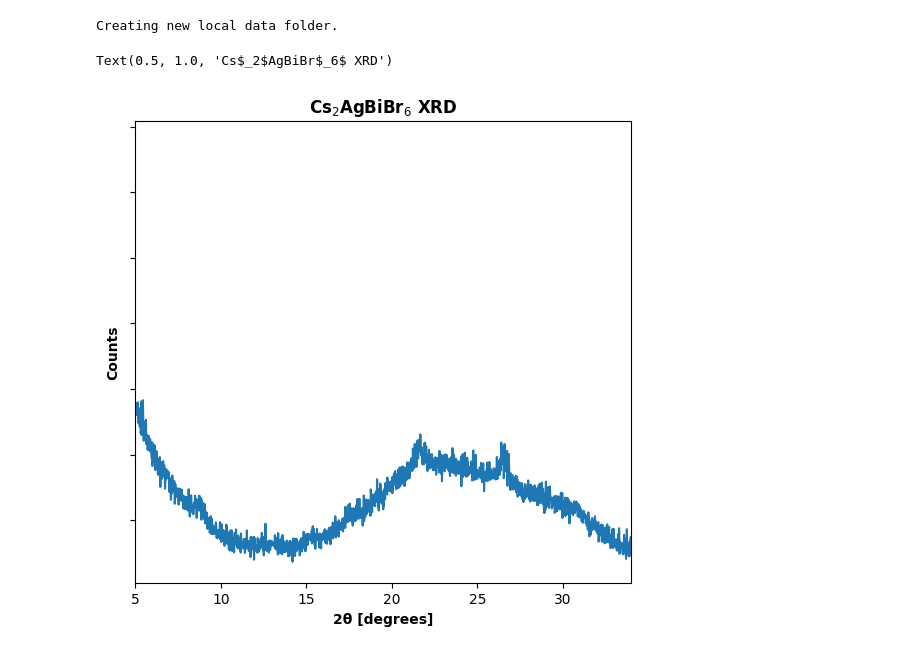
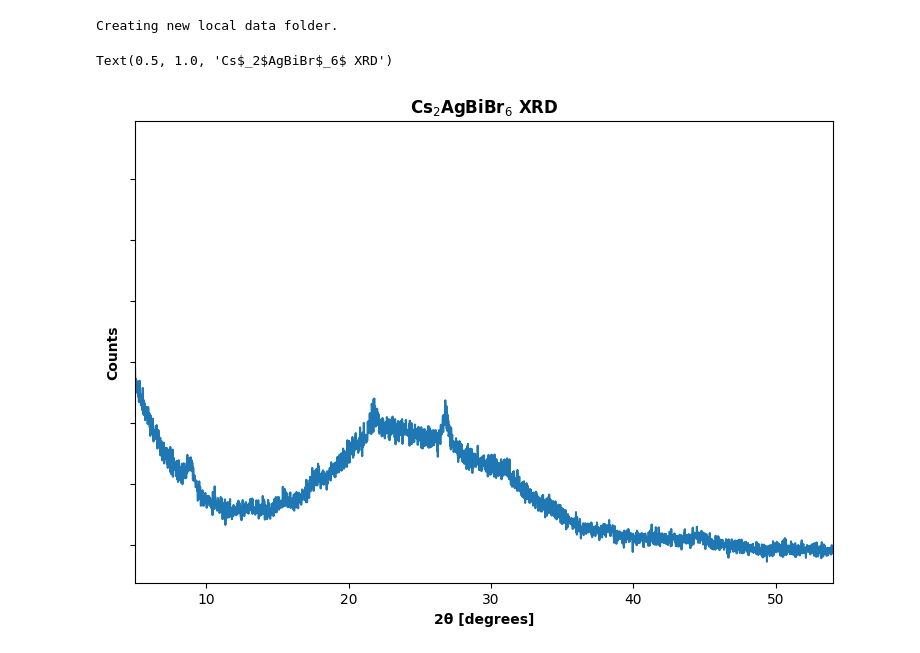
Before and after one commit to tomasbar/sciencetools_py, a Jupyter notebook: SCRAPBOOK.ipynb, the cells around one changed output. Drawn from its saved outputs; the diff is of its cells as text; code cells hidden in the pictures.

```diff
--- a/SCRAPBOOK.ipynb
+++ b/SCRAPBOOK.ipynb
@@ -137,35 +120,43 @@ cypher_etb049 = (
 # %% [output]
 Creating new local data folder.
 # %%
-fig = plt.figure(1, figsize=[6.4, 6])
+fig = plt.figure(1, figsize=[9, 6])
 fig_ax = plt.gca()
 
 offset = 0
 master_cypher = (
-    "10min 110C",
+    "10min 110C RESCAN",
 )
 
 for sample_ID in master_cypher:
     for run_ID in samples_dir.keys():
         if sample_ID in XRD_data[run_ID].keys():
             samplemax = max(np.log10(XRD_data[run_ID][sample_ID]["counts"]))
 
+            if "min" in sample_ID:
+                lbl = sample_ID.replace("min", " min")
+            elif "sec" in sample_ID:
+                lbl = sample_ID.replace("sec", " sec")
+
+            if "C" in lbl:
+                lbl = lbl.replace("C", "°C")
+
             plt.figure(1)
-            plt.plot(XRD_data[run_ID][sample_ID]["2theta"], XRD_data[run_ID][sample_ID]["counts"])
-#                      label=sample_ID.replace("min", " min"))
+            plt.plot(XRD_data[run_ID][sample_ID]["2theta"], XRD_data[run_ID][sample_ID]["counts"],
+                     label=lbl)
 
             offset += samplemax
 
 plt.style.use('default')
 
 plt.xlabel("2θ [degrees]", weight="semibold")
 plt.ylabel("Counts", weight="semibold")
 fig_ax.set_yticklabels([])
-plt.xlim(5, max(XRD_data["etb068"]["10min 110C"]["2theta"]))
+plt.xlim(5, max(XRD_data["etb068"]["10min 110C RESCAN"]["2theta"]))
 
 plt.title("Cs$_2$AgBiBr$_6$ XRD",weight="semibold")
 # plt.legend(loc='center left', bbox_to_anchor=(1.01, 0,.22,1),mode='expand', frameon=False)
 # %% [output]
 Text(0.5, 1.0, 'Cs$_2$AgBiBr$_6$ XRD')
-[figure, old version]
+[figure, new version]
 # %%
```
Also changed, not shown: parts of 2 cells of this notebook, 1 other file.
